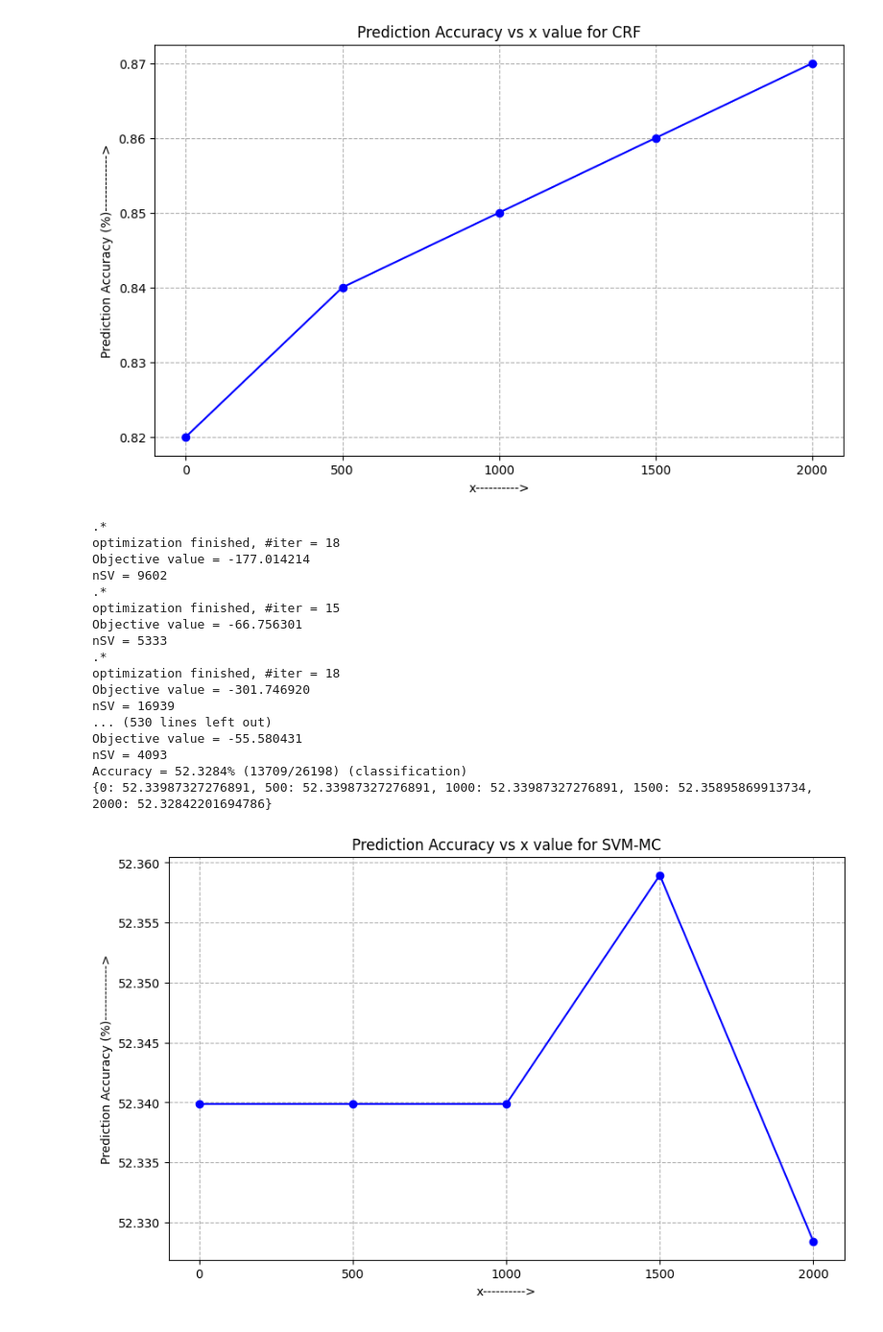
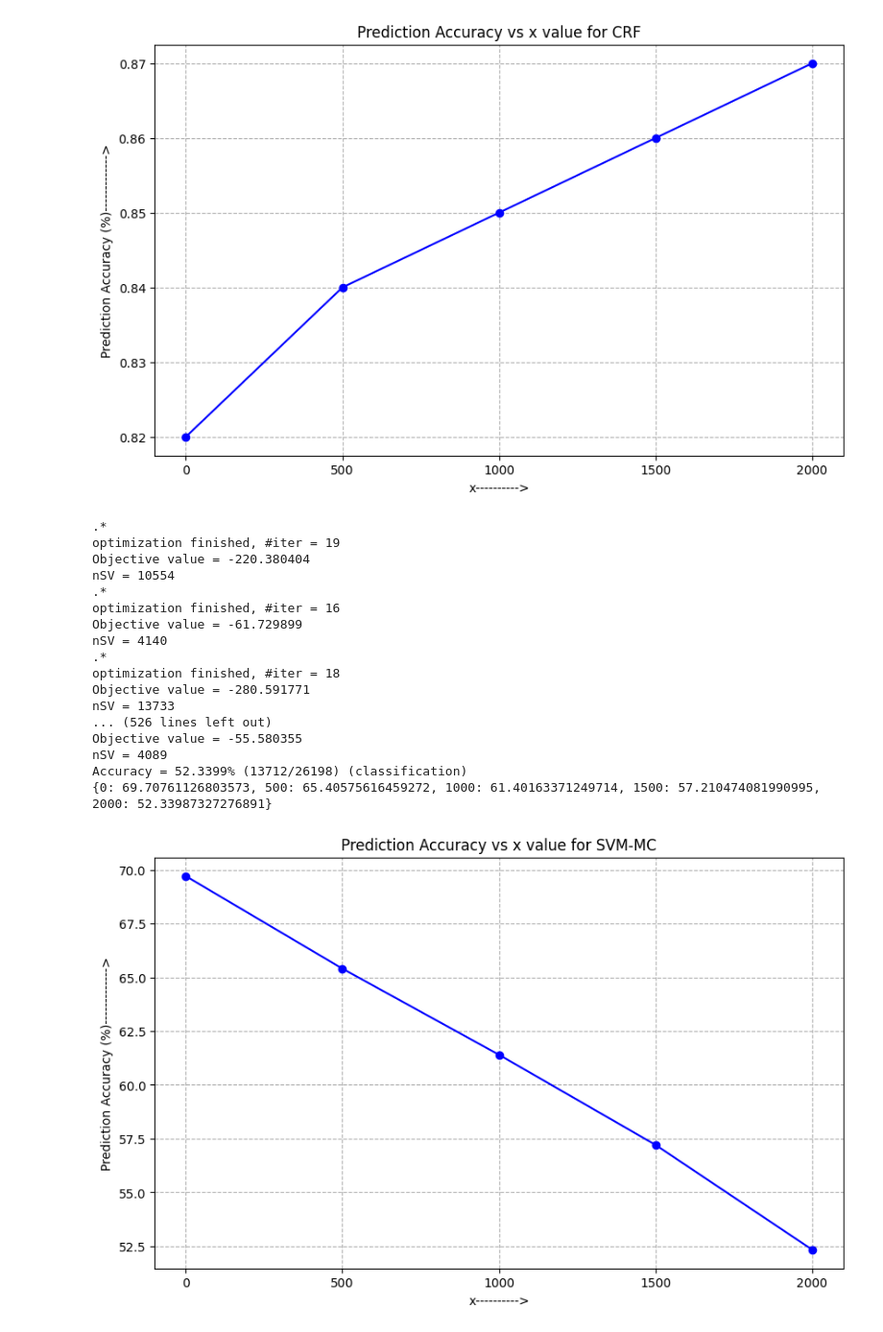
Before and after one commit to deekshaf7/CS512_lab1, a Jupyter notebook: Lab_1/Q3_5.ipynb, the cells around one changed output. Shown at 96% size. Saved outputs shown, nothing was run; the diff lists cells and outputs as text; code cells hidden in the pictures.

```diff
--- a/Lab_1/Q3_5.ipynb
+++ b/Lab_1/Q3_5.ipynb
@@ -78,34 +78,34 @@ plot_accuracy(x_values, accuracy_values, model, x_label,5)
 # %%
 #2 SVM-MC part
 # Best value of c for CRF found in 3a is 1000
 c = 1000
 accuracy_values_svm_mc_x = {}
 #Preprocess the data to work with the SVM-MC model and Calculate accuracy values for each x value
 for x in x_values:
-    accuracy_values_svm_mc_x[x] = svm_mc(c, i,1)
+    accuracy_values_svm_mc_x[x] = svm_mc(c, x,1)
 
 print(accuracy_values_svm_mc_x)
 accuracy_values_array_mc_x = list(accuracy_values_svm_mc_x.values())
 
 plot_accuracy(x_values, accuracy_values_array_mc_x, "SVM-MC", "x",5)
 
 #Observations
 # %% [output]
+.*
+optimization finished, #iter = 19
+Objective value = -220.380404
+nSV = 10554
+.*
+optimization finished, #iter = 16
+Objective value = -61.729899
+nSV = 4140
 .*
 optimization finished, #iter = 18
-Objective value = -177.014214
-nSV = 9602
-.*
-optimization finished, #iter = 15
-Objective value = -66.756301
-nSV = 5333
-.*
-optimization finished, #iter = 18
-Objective value = -301.746920
-nSV = 16939
-... (530 lines left out)
-Objective value = -55.580431
-nSV = 4093
-Accuracy = 52.3284% (13709/26198) (classification)
-{0: 52.33987327276891, 500: 52.33987327276891, 1000: 52.33987327276891, 1500: 52.35895869913734, 2000: 52.32842201694786}
+Objective value = -280.591771
+nSV = 13733
+... (526 lines left out)
+Objective value = -55.580355
+nSV = 4089
+Accuracy = 52.3399% (13712/26198) (classification)
+{0: 69.70761126803573, 500: 65.40575616459272, 1000: 61.40163371249714, 1500: 57.210474081990995, 2000: 52.33987327276891}
-[figure, old version]
+[figure, new version]
```
Also changed, not shown: parts of 1 cell of this notebook.
